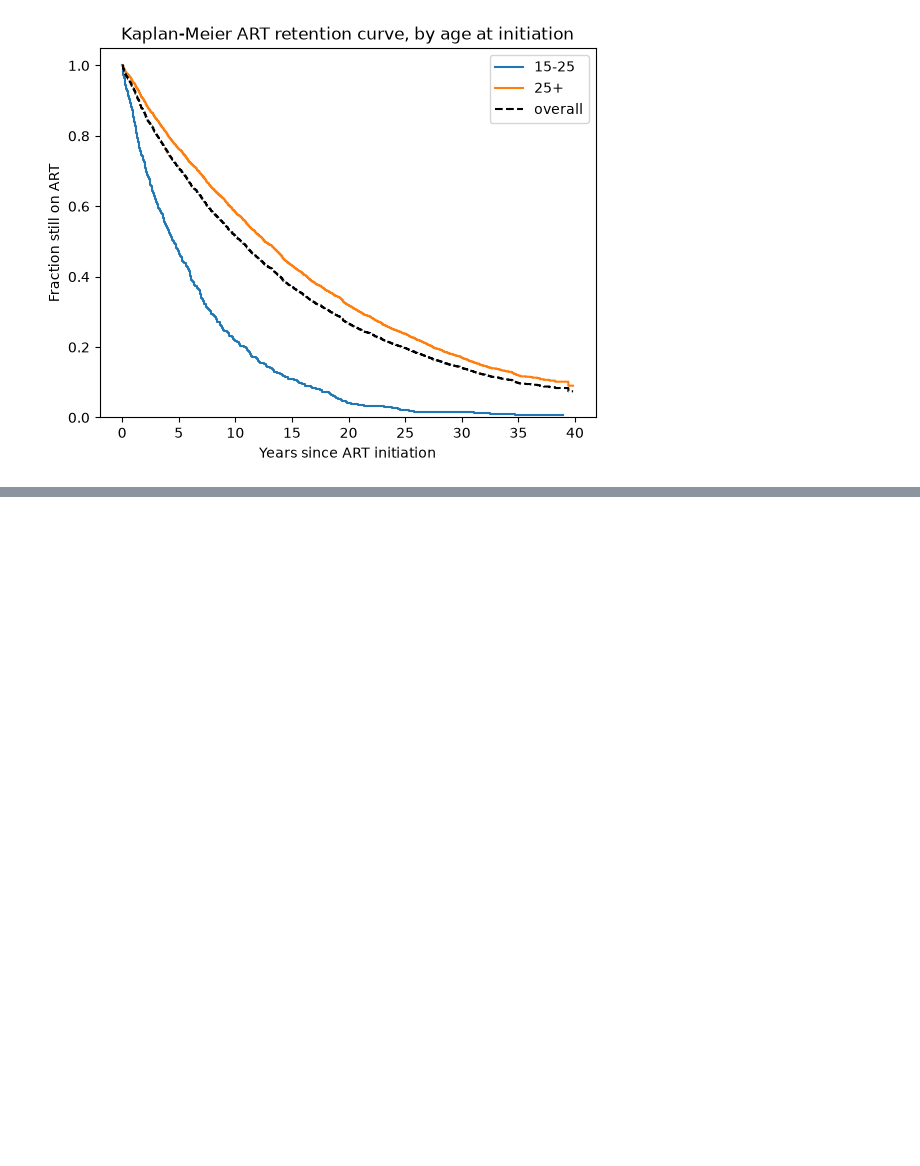
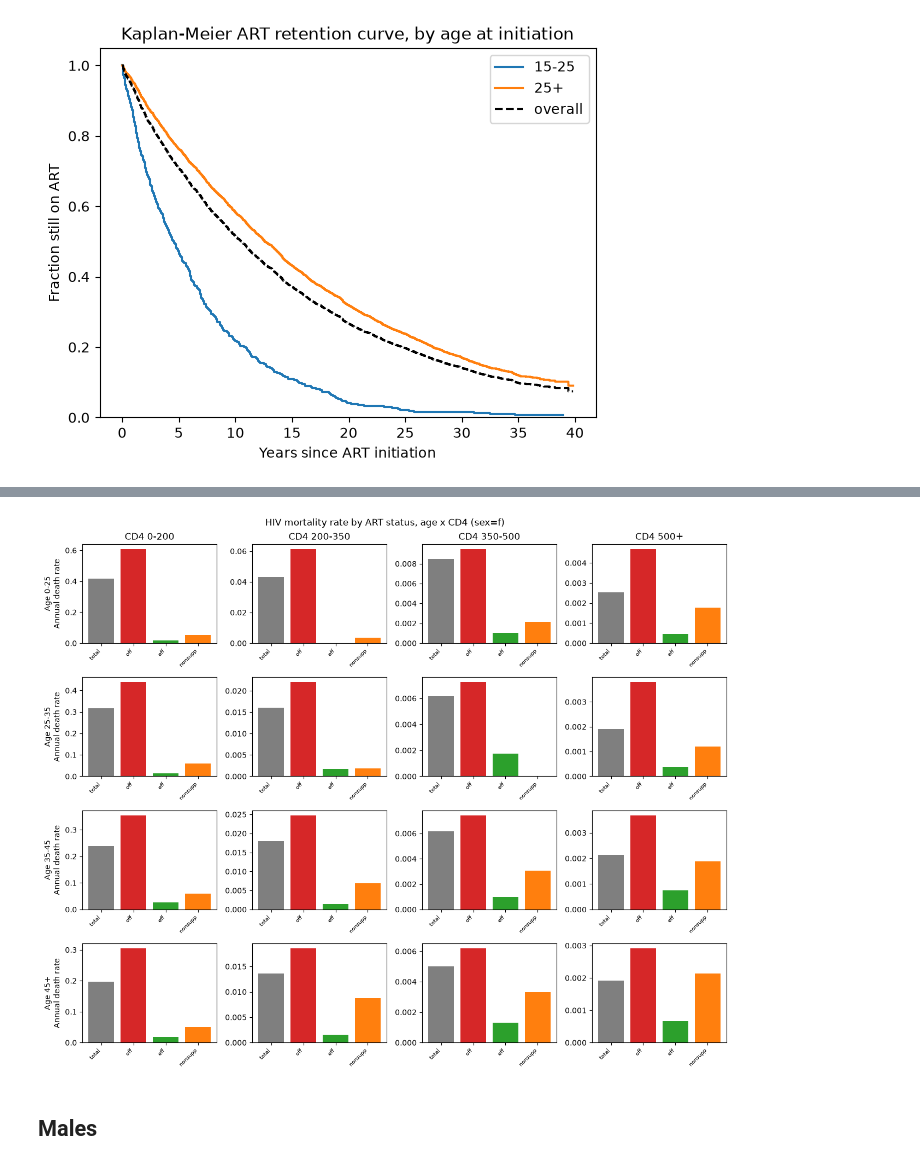
Before and after one commit to dtcitron/HIVSim_notes, a Jupyter notebook: Testing_new_ART_transmission_and_mortality.ipynb, the cells around one changed output, grey strips where cells are left out. Saved outputs shown, nothing was run; the diff lists cells and outputs as text; code cells hidden in the pictures; blank space fills up the shorter version.

Commit message:
Finishing touches on tests to demonstrate ART mortality table (without Weibull)

```diff
--- a/Testing_new_ART_transmission_and_mortality.ipynb
+++ b/Testing_new_ART_transmission_and_mortality.ipynb
@@ -861,0 +523,17 @@ overall: n=3350 (2921 completed, 429 censored), completed mean/median=10.81/8.67
+# %%
+from art_adherence_test_3 import *
+
+def _bin_label(lo, hi, open_ended_at):
+    return f'{lo}-{hi}' if hi < open_ended_at else f'{lo}+'
+
+
+def _bin_lookup(value, bins, open_ended_at):
+    for lo, hi in bins:
+        if lo <= value < hi:
+            return _bin_label(lo, hi, open_ended_at)
+    return None
+# %%
+age_bins = [(0, 25), (25, 35), (35, 45), (45, 200)]
+cd4_bins = [(0, 200), (200, 350), (350, 500), (500, 100_000)]
+# %%
+tracker = run_sim(age_bins, cd4_bins, n_agents=100_000, start=2000, stop=2030)
@@ -861,0 +542,10 @@ overall: n=3350 (2921 completed, 429 censored), completed mean/median=10.81/8.67
+# %%
+SEX = 'f'  # 'm' or 'f'
+
+summary = summarize_mortality_by_status(tracker, age_bins, cd4_bins, sex=SEX)
+
+print(f'Annual HIV death rate by ART status, age x CD4, sex={SEX}:')
+print(summary.pivot_table(index=['age_band', 'cd4_band'], columns='category',
+                           values='annual_death_rate').to_string(float_format='%.4f'))
+print()
+check_off_art_higher(summary)
@@ -861,0 +588,10 @@ overall: n=3350 (2921 completed, 429 censored), completed mean/median=10.81/8.67
+# %%
+age_labels = [_bin_label(lo, hi, AgeCD4ARTMortalityTracker.AGE_OPEN_ENDED_AT) for lo, hi in age_bins]
+cd4_labels = [_bin_label(lo, hi, AgeCD4ARTMortalityTracker.CD4_OPEN_ENDED_AT) for lo, hi in cd4_bins]
+plot_mortality_by_status(summary, age_labels, cd4_labels, sex=SEX)
+
+plt.show()
+# %% [output]
+[figure, added]
+# %% [markdown]
+## Males
```
Also changed, not shown: parts of 41 cells of this notebook, 5 other files.
